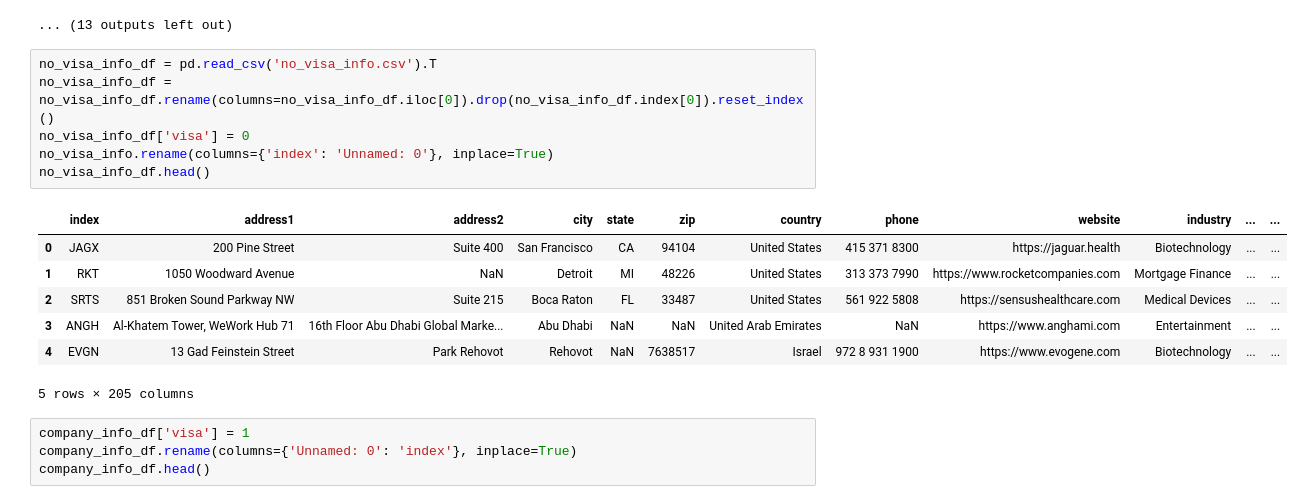
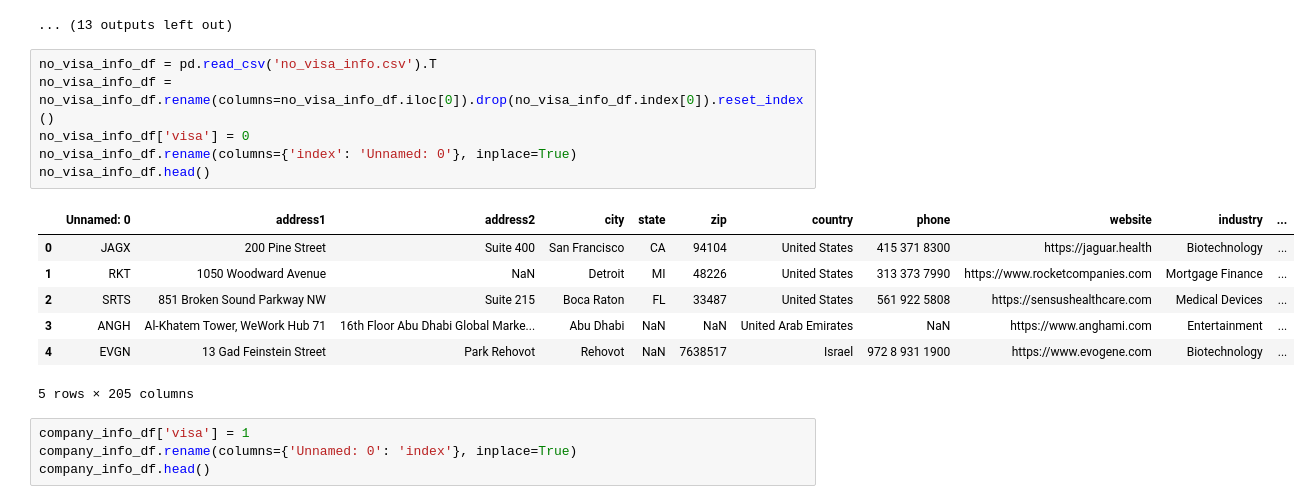
Before and after one commit to 608ohenry/econ570_project, a Jupyter notebook: main.ipynb, the cells around one changed output. Cells and saved outputs as stored; diff of their text form.

```diff
--- a/main.ipynb
+++ b/main.ipynb
@@ -571,16 +571,16 @@ Error downloading FREY: list index out of range
 # %%
 no_visa_info_df = pd.read_csv('no_visa_info.csv').T
 no_visa_info_df = no_visa_info_df.rename(columns=no_visa_info_df.iloc[0]).drop(no_visa_info_df.index[0]).reset_index()
 no_visa_info_df['visa'] = 0
-no_visa_info.rename(columns={'index': 'Unnamed: 0'}, inplace=True)
+no_visa_info_df.rename(columns={'index': 'Unnamed: 0'}, inplace=True)
 no_visa_info_df.head()
 # %% [output]
-|  | index | address1 | address2 | city | state | zip | country | phone | website | industry | ... | ... |
-| 0 | JAGX | 200 Pine Street | Suite 400 | San Francisco | CA | 94104 | United States | 415 371 8300 | https://jaguar.health | Biotechnology | ... | ... |
-| 1 | RKT | 1050 Woodward Avenue | NaN | Detroit | MI | 48226 | United States | 313 373 7990 | https://www.rocketcompanies.com | Mortgage Finance | ... | ... |
-| 2 | SRTS | 851 Broken Sound Parkway NW | Suite 215 | Boca Raton | FL | 33487 | United States | 561 922 5808 | https://sensushealthcare.com | Medical Devices | ... | ... |
-| 3 | ANGH | Al-Khatem Tower, WeWork Hub 71 | 16th Floor Abu Dhabi Global Marke... | Abu Dhabi | NaN | NaN | United Arab Emirates | NaN | https://www.anghami.com | Entertainment | ... | ... |
-| 4 | EVGN | 13 Gad Feinstein Street | Park Rehovot | Rehovot | NaN | 7638517 | Israel | 972 8 931 1900 | https://www.evogene.com | Biotechnology | ... | ... |
+|  | Unnamed: 0 | address1 | address2 | city | state | zip | country | phone | website | industry | ... |
+| 0 | JAGX | 200 Pine Street | Suite 400 | San Francisco | CA | 94104 | United States | 415 371 8300 | https://jaguar.health | Biotechnology | ... |
+| 1 | RKT | 1050 Woodward Avenue | NaN | Detroit | MI | 48226 | United States | 313 373 7990 | https://www.rocketcompanies.com | Mortgage Finance | ... |
+| 2 | SRTS | 851 Broken Sound Parkway NW | Suite 215 | Boca Raton | FL | 33487 | United States | 561 922 5808 | https://sensushealthcare.com | Medical Devices | ... |
+| 3 | ANGH | Al-Khatem Tower, WeWork Hub 71 | 16th Floor Abu Dhabi Global Marke... | Abu Dhabi | NaN | NaN | United Arab Emirates | NaN | https://www.anghami.com | Entertainment | ... |
+| 4 | EVGN | 13 Gad Feinstein Street | Park Rehovot | Rehovot | NaN | 7638517 | Israel | 972 8 931 1900 | https://www.evogene.com | Biotechnology | ... |
 5 rows × 205 columns
 # %%
 company_info_df['visa'] = 1
```
Also changed, not shown: parts of 5 cells of this notebook, 1 other file.
